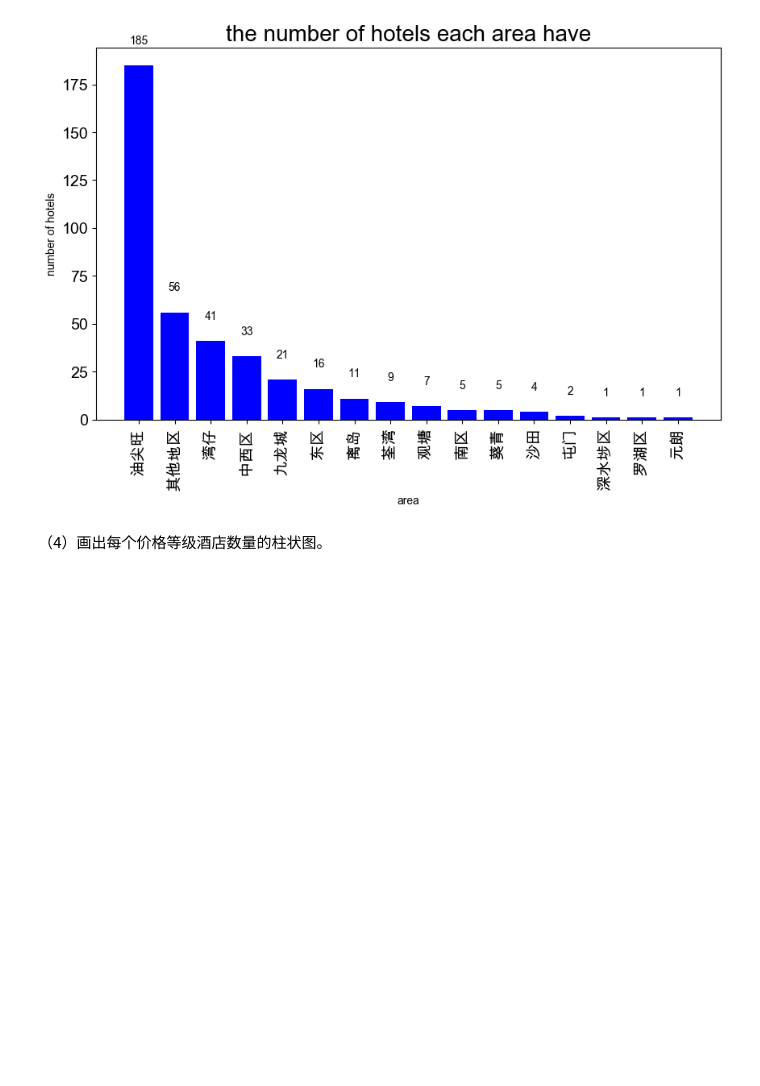
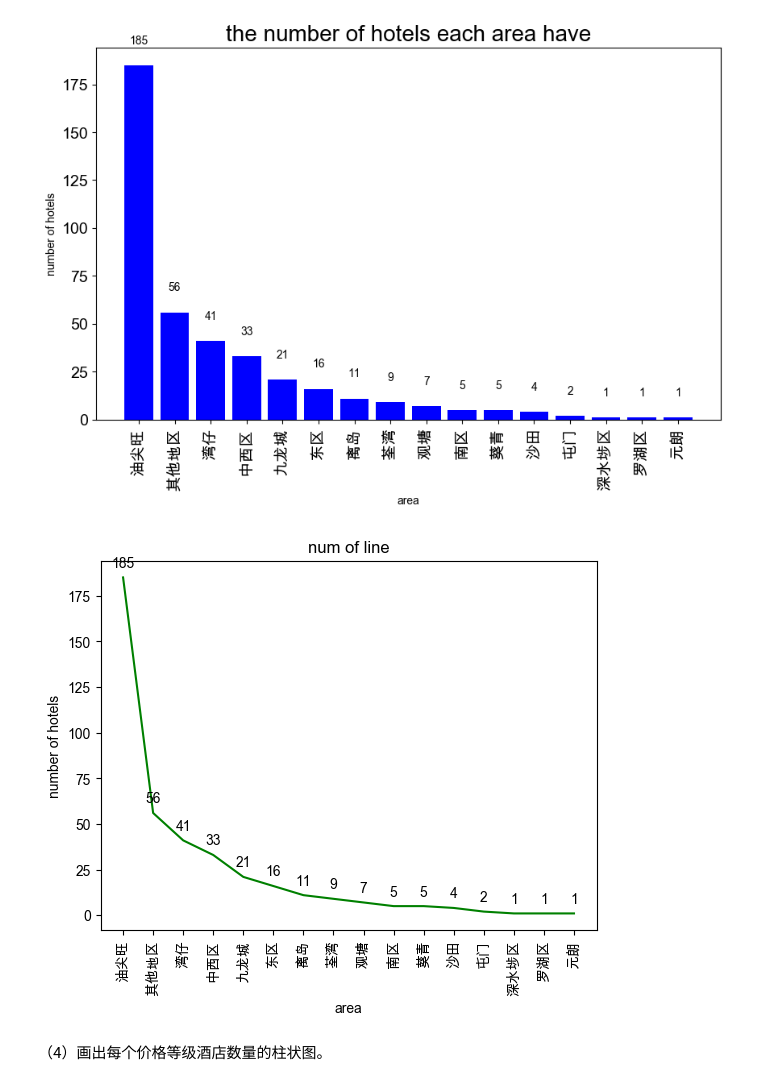
Before and after one commit to AEM001/Data-Analysis, a Jupyter notebook: 作业6/作业6.ipynb, the cells around one changed output. Drawn from its saved outputs; the diff is of its cells as text; code cells hidden in the pictures; blank space fills up the shorter version.

Commit message:
xtick rotation and mark the value of a  line graph

```diff
--- a/作业6/作业6.ipynb
+++ b/作业6/作业6.ipynb
@@ -67,6 +67,17 @@ for a,b in zip(x,y):
 plt.show()
 # %% [output]
 [figure]
+# %%
+plt.plot(x,y,color='g')
+plt.title("num of line")
+plt.ylabel("number of hotels")
+plt.xlabel("area")
+plt.xticks(rotation=90)
+for a,b in zip(x,y):
+    plt.text(a,b+4,b,ha="center",va="bottom",fontsize=10)
+plt.show()
+# %% [output]
+[figure, added]
 # %% [markdown]
 （4）画出每个价格等级酒店数量的柱状图。
 # %%
```
Also changed, not shown: parts of 2 cells of this notebook, 1 other file.
